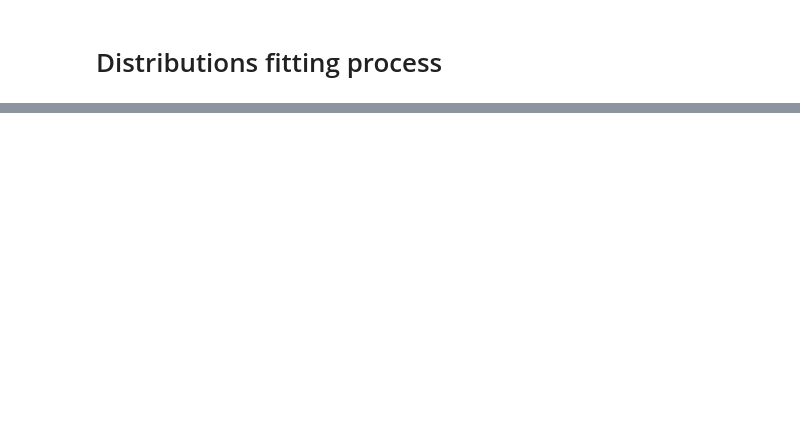
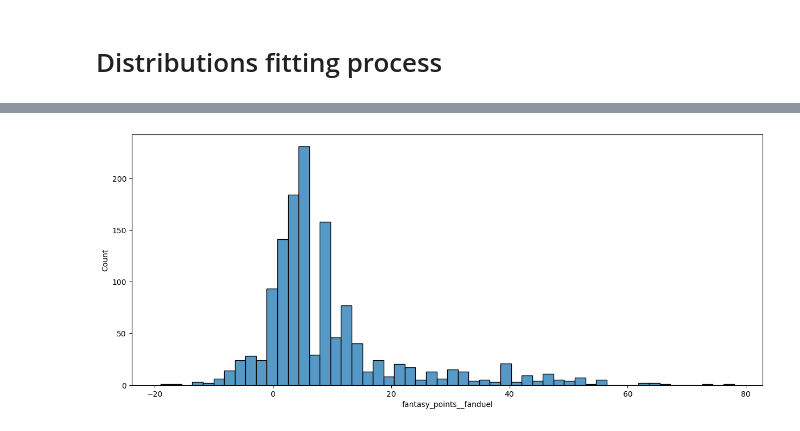
Before and after one commit to alcadavidro/statistical-simulation-tools, a Jupyter notebook: sample_fitter.ipynb, the cells around one changed output, grey strips where cells are left out. Cells and saved outputs as stored; diff of their text form; code cells hidden in the pictures; blank space fills up the shorter version.

```diff
--- a/sample_fitter.ipynb
+++ b/sample_fitter.ipynb
@@ -37,7 +37,7 @@ def read_files(path: str) -> pd.DataFrame:
     dfs = list(map(lambda file: pd.read_csv(file, low_memory=False), files))
     return pd.concat(dfs)
 # %%
-mlb_df = read_files("data/MLB/")
+mlb_df = read_files("../data/MLB/")
 # %%
 mlb_df.columns
 # %% [output]
@@ -102,7 +102,9 @@ cleaned_mlb_df = mlb_df.assign(
     fantasy_points__fanduel=mlb_df.fantasy_points__fanduel.apply(lambda s: float(str(s).replace(",","."))),
     fantasy_points__yahoo=mlb_df.fantasy_points__yahoo.apply(lambda s: float(str(s).replace(",","."))),
     game_info__game_type=mlb_df.game_info__bigdataball_dataset.apply(with_season_type)
-)
+).pipe(lambda df: df.assign(
+    year=df['game_info__date'].dt.year
+))
 # %% [markdown]
 # Fitting distributions
 # %% [markdown]
@@ -241,0 +234,15 @@ fig = plot_histogram(cleaned_mlb_df, "position__fanduel", "OF", "fantasy_points_
+# %%
+fig, ax = plt.subplots(figsize=(15, 6))
+
+sns.histplot(
+    data = cleaned_mlb_df[
+    (cleaned_mlb_df.position__draftkings == "P") &
+    (~cleaned_mlb_df['fantasy_points__fanduel'].isna()) & (cleaned_mlb_df['game_info__game_type'] == "playoffs")
+    ],
+    x="fantasy_points__fanduel",
+    # hue="game_info__game_type"
+)
+
+plt.show()
+# %% [output]
+[figure, added]
```
Also changed, not shown: parts of 41 cells of this notebook, 2 other files.
